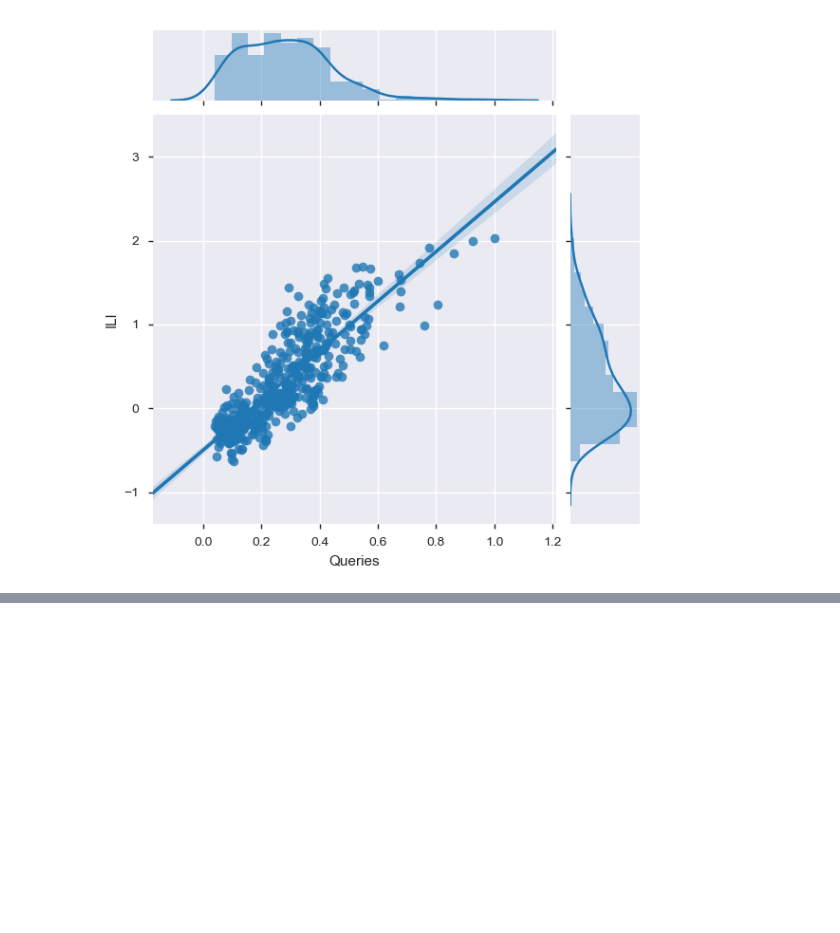
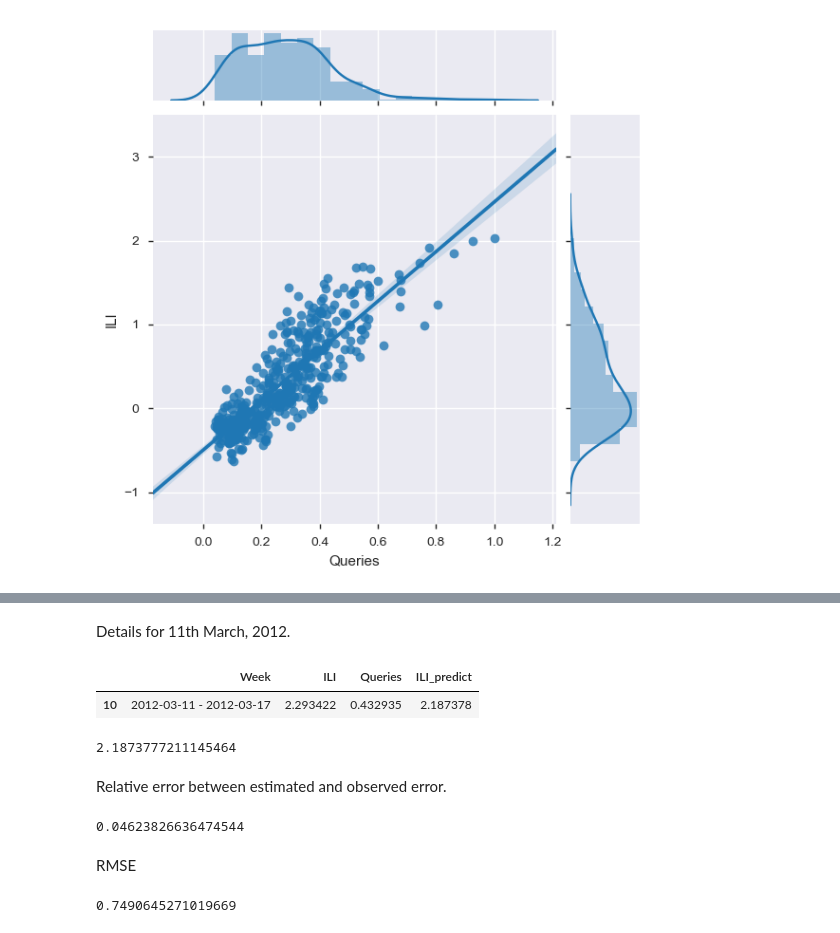
Before and after one commit to atheesh1998/Analytics-Edge, a Jupyter notebook: 2. Linear Regression/6. Flu Epidemic.ipynb, the cells around one changed output, grey strips where cells are left out. Saved outputs shown, nothing was run; the diff lists cells and outputs as text; code cells hidden in the pictures; blank space fills up the shorter version.

Commit message:
rmse

```diff
--- a/2. Linear Regression/6. Flu Epidemic.ipynb
+++ b/2. Linear Regression/6. Flu Epidemic.ipynb
@@ -69,0 +111,5 @@ Warnings:
+# %%
+from sklearn.linear_model import LinearRegression as linreg
+queries = flu['Queries'].values.reshape(-1, 1)
+flu_trend = linreg().fit(queries, y = np.log(flu['ILI']))
+r2_score = flu_trend.score(queries, y = np.log(flu['ILI']))
@@ -69,0 +120,29 @@ Warnings:
+# %%
+test_ili_predict = np.exp(flu_trend.predict(queries_test))
+flu_test['ILI_predict'] = test_ili_predict
+# %% [markdown]
+Details for 11th March, 2012.
+# %%
+week_index = flu_test['Week'].str.contains('2012-03-11')
+flu_test.loc[week_index]
+# %% [output]
+|  | Week | ILI | Queries | ILI_predict |
+| 10 | 2012-03-11 - 2012-03-17 | 2.293422 | 0.432935 | 2.187378 |
+# %%
+flu_test.loc[week_index]['ILI_predict'].values[0]
+# %% [output]
+2.1873777211145464
+# %% [markdown]
+Relative error between estimated and observed error.
+# %%
+pred_val = flu_test.loc[week_index]['ILI_predict'].values[0]
+obsr_val = flu_test.loc[week_index]['ILI'].values[0]
+print((obsr_val - pred_val) / obsr_val)
+# %% [output]
+0.04623826636474544
+# %% [markdown]
+RMSE
+# %%
+np.sqrt(np.mean((flu_test['ILI_predict'].values - flu_test['ILI'].values)**2))
+# %% [output]
+0.7490645271019669
```
Also changed, not shown: parts of 8 cells of this notebook.
